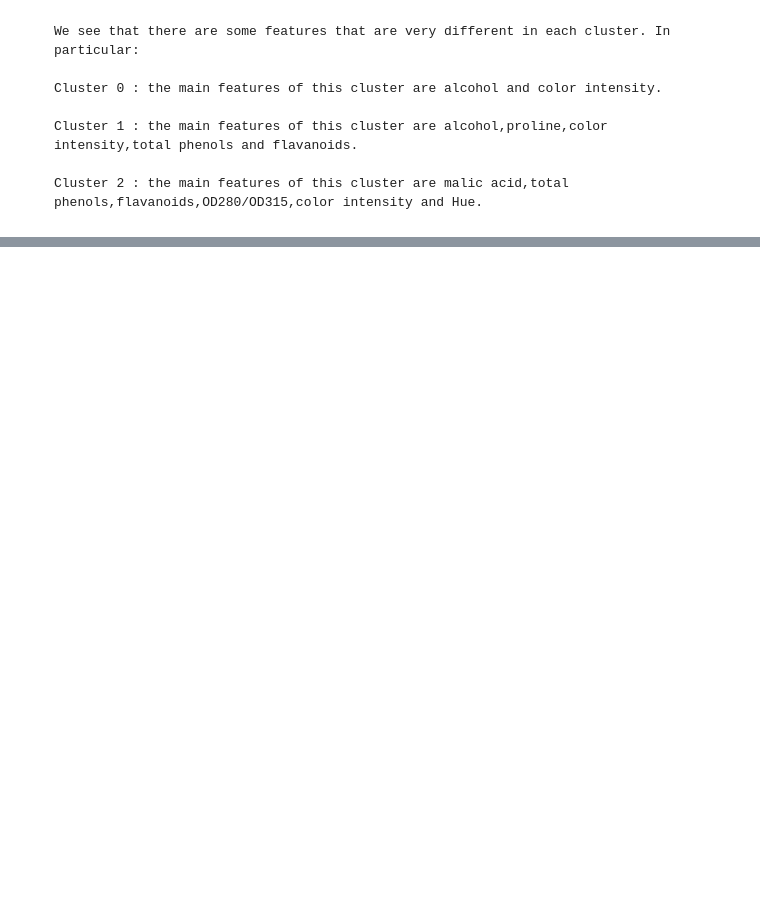
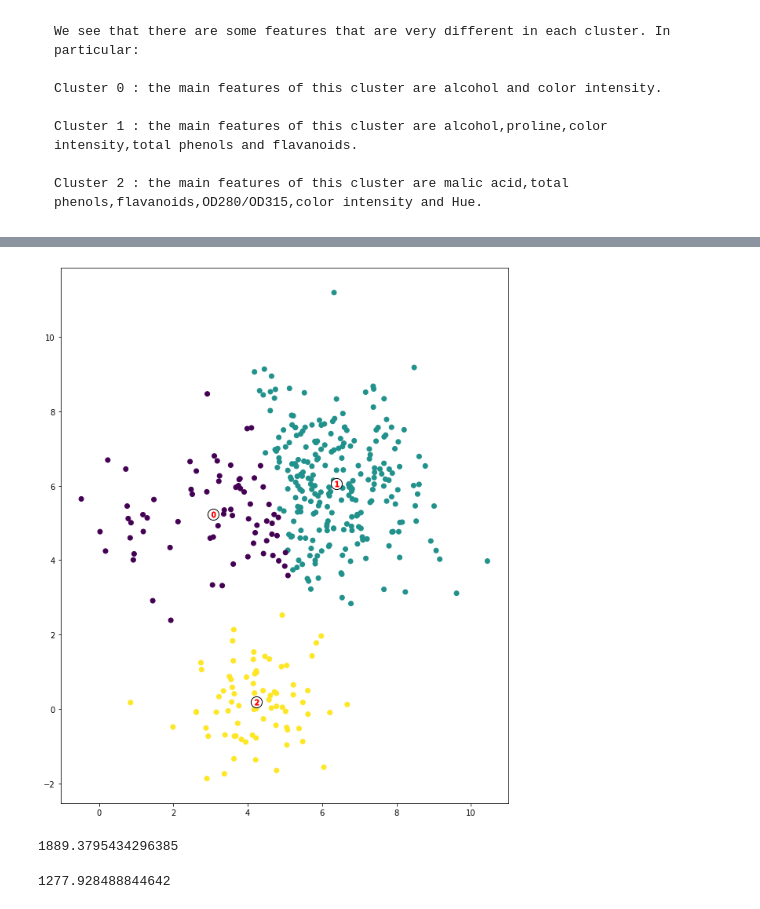
Before and after one commit to AntoCat93/HW4_G18, a Jupyter notebook: main.ipynb, the cells around one changed output, grey strips where cells are left out. Cells and saved outputs as stored; diff of their text form; code cells hidden in the pictures; blank space fills up the shorter version.

```diff
--- a/main.ipynb
+++ b/main.ipynb
@@ -700,0 +729,23 @@ df.pivot(columns='Cluster').Proline.plot.box(vert=False)
+# %%
+X_1 = np.random.multivariate_normal(mean=[4, 0], cov=[[1, 0], [0, 1]], size=75)
+X_2 = np.random.multivariate_normal(mean=[6, 6], cov=[[2, 0], [0, 2]], size=300)
+X_3 = np.random.multivariate_normal(mean=[1, 5], cov=[[1, 0], [0, 2]], size=20)
+df = np.concatenate([X_1, X_2, X_3])
+
+# Run kmeans
+km = KMeans(n_clusters=3)
+km.fit(df)
+labels = km.predict(df)
+centroids = km.cluster_centers_
+
+# Plot the data
+fig, ax = plt.subplots(1, 1, figsize=(10, 10))
+ax.scatter(df[:, 0], df[:, 1], c=labels)
+ax.scatter(centroids[:, 0], centroids[:, 1], marker='o',
+                c="white", alpha=1, s=200, edgecolor='k')
+for i, c in enumerate(centroids):
+    ax.scatter(c[0], c[1], marker='$%d$' % i, s=50, alpha=1, edgecolor='r')
+ax.set_aspect('equal')
+plt.tight_layout()
+# %% [output]
+[figure, added]
@@ -700,0 +769,12 @@ df.pivot(columns='Cluster').Proline.plot.box(vert=False)
+# %%
+#We calculate the cost of the optimization for the centroids that we have found
+worst_clusters,worst_centroids=trykmeans2(np_data_set,3,4000)
+dissimilarity(np_data_set,worst_clusters,worst_centroids,3)
+# %% [output]
+1889.3795434296385
+# %%
+#Let's see if there are some differences between this cost and the other trykmeans function
+best_clusters,best_centroids=trykmeans(np_data_set,3,4000)
+dissimilarity(np_data_set,best_clusters,best_centroids,3)
+# %% [output]
+1277.928488844642
```
Also changed, not shown: parts of 22 cells of this notebook.
